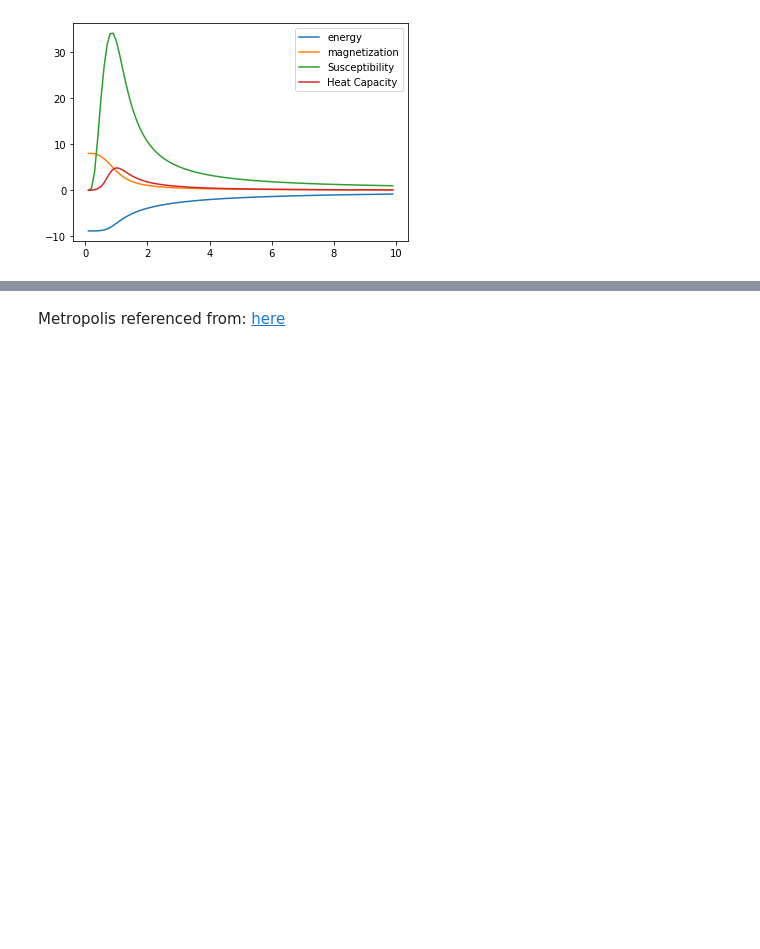
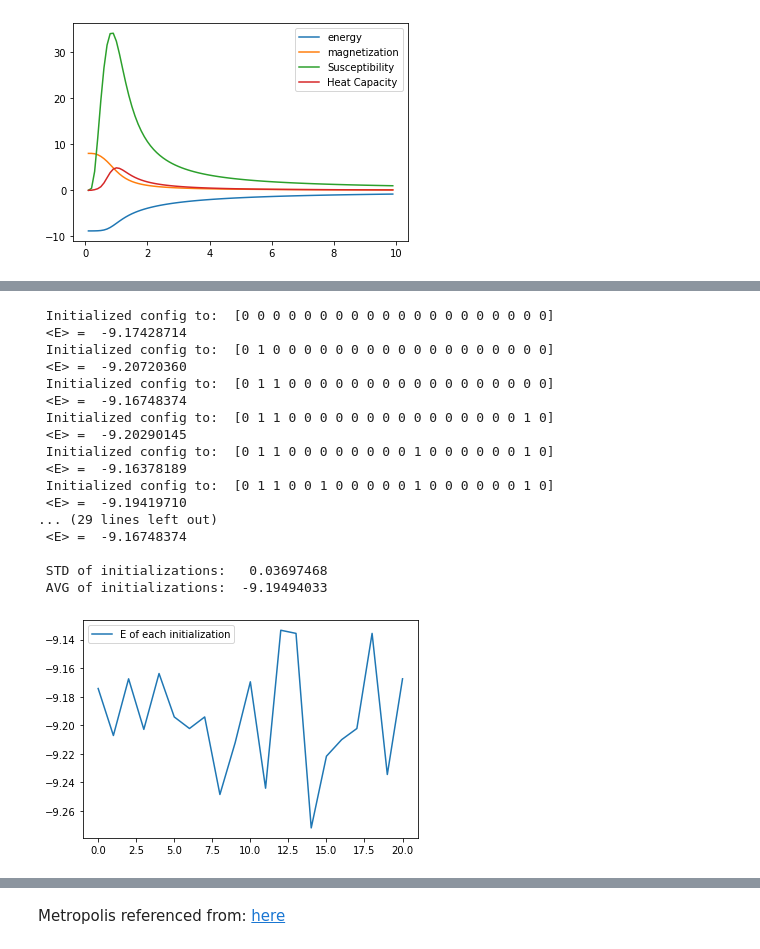
Before and after one commit to Reesem89/MonteCarlo, a Jupyter notebook: ising.ipynb, the cells around one changed output, grey strips where cells are left out. Saved outputs shown, nothing was run; the diff lists cells and outputs as text; code cells hidden in the pictures; blank space fills up the shorter version.

```diff
--- a/ising.ipynb
+++ b/ising.ipynb
@@ -242,0 +248,35 @@ print(" %12.8f"%np.mean(Eseries))
+# %%
+# Now run the simulation
+N = 20
+
+E = []
+for i in range(N+1):
+    conf = montecarlo.SpinConfig1D(N=N)
+    conf.initialize(M=i)
+    Ei = compute_montecarlo(ham, conf, 2, 10000, 8000, plot=False)
+    E.append(Ei)
+
+print()
+print(" STD of initializations: %12.8f" % np.std(E))
+print(" AVG of initializations: %12.8f" % np.mean(E))
+plt.plot(E, label="E of each initialization");
+plt.legend();
+# %% [output]
+ Initialized config to:  [0 0 0 0 0 0 0 0 0 0 0 0 0 0 0 0 0 0 0 0]
+ <E> =  -9.17428714
+ Initialized config to:  [0 1 0 0 0 0 0 0 0 0 0 0 0 0 0 0 0 0 0 0]
+ <E> =  -9.20720360
+ Initialized config to:  [0 1 1 0 0 0 0 0 0 0 0 0 0 0 0 0 0 0 0 0]
+ <E> =  -9.16748374
+ Initialized config to:  [0 1 1 0 0 0 0 0 0 0 0 0 0 0 0 0 0 0 1 0]
+ <E> =  -9.20290145
+ Initialized config to:  [0 1 1 0 0 0 0 0 0 0 0 1 0 0 0 0 0 0 1 0]
+ <E> =  -9.16378189
+ Initialized config to:  [0 1 1 0 0 1 0 0 0 0 0 1 0 0 0 0 0 0 1 0]
+ <E> =  -9.19419710
+... (29 lines left out)
+ <E> =  -9.16748374
+
+ STD of initializations:   0.03697468
+ AVG of initializations:  -9.19494033
+[figure, added]
```
Also changed, not shown: parts of 6 cells of this notebook, 1 other file.
